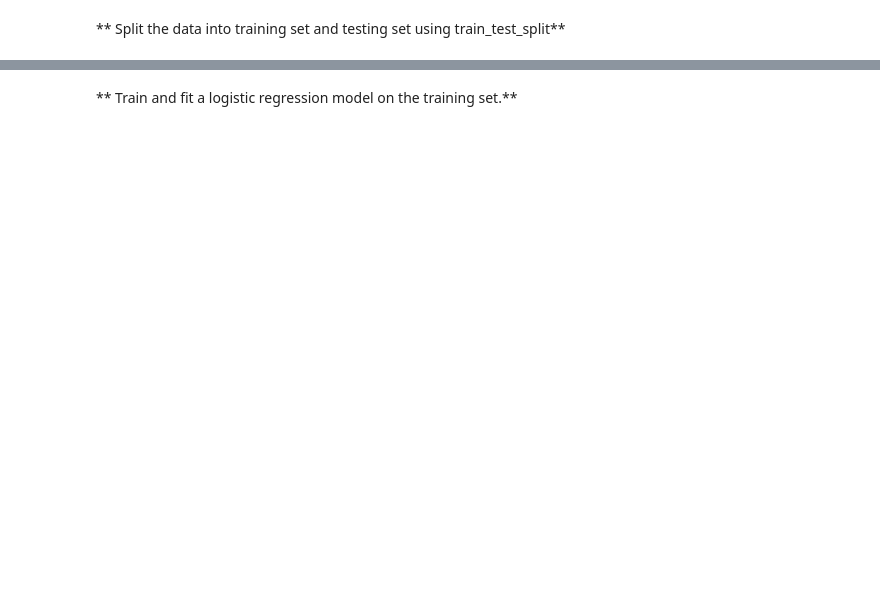
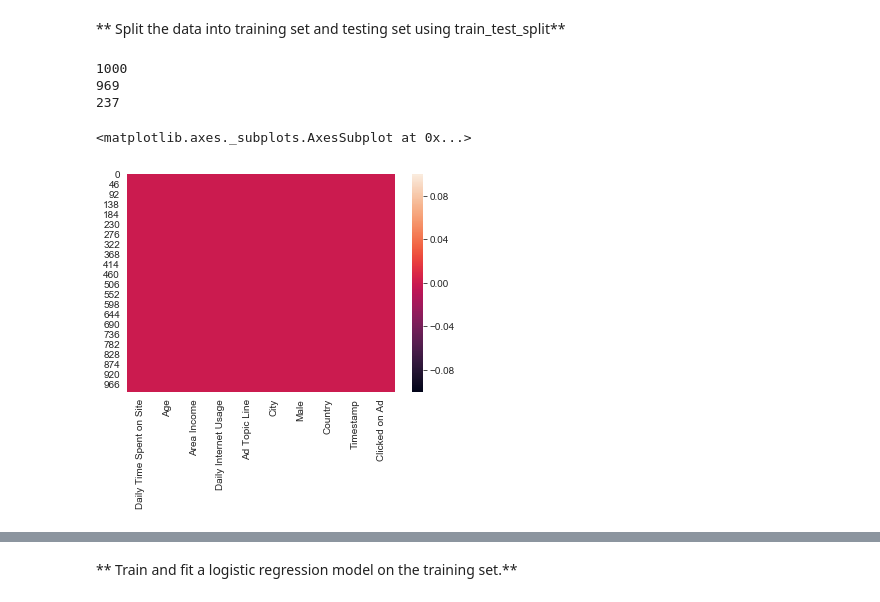
Before and after one commit to Kusumashree475/Python-bootcamp-udemy, a Jupyter notebook: 13-Logistic-Regression/02-Logistic Regression Project.ipynb, the cells around one changed output, grey strips where cells are left out. Drawn from its saved outputs; the diff is of its cells as text; code cells hidden in the pictures; blank space fills up the shorter version.

```diff
--- a/13-Logistic-Regression/02-Logistic Regression Project.ipynb
+++ b/13-Logistic-Regression/02-Logistic Regression Project.ipynb
@@ -178,3 +170,17 @@ advertise_df.head()
 | 4 | 68.37 | 35 | 73889.99 | 225.58 | Robust logistical utilization | South Manuel | 0 | ... |
 # %% [markdown]
 ** Split the data into training set and testing set using train_test_split**
+# %%
+print(advertise_df['Ad Topic Line'].nunique())
+print(advertise_df['City'].nunique())
+print(advertise_df['Country'].nunique())
+# %% [output]
+1000
+969
+237
+# %%
+sns.heatmap(advertise_df.isnull())
+#no null values present
+# %% [output]
+<matplotlib.axes._subplots.AxesSubplot at 0x...>
+[figure, added]
```
Also changed, not shown: parts of 13 cells of this notebook, 41 other files.
